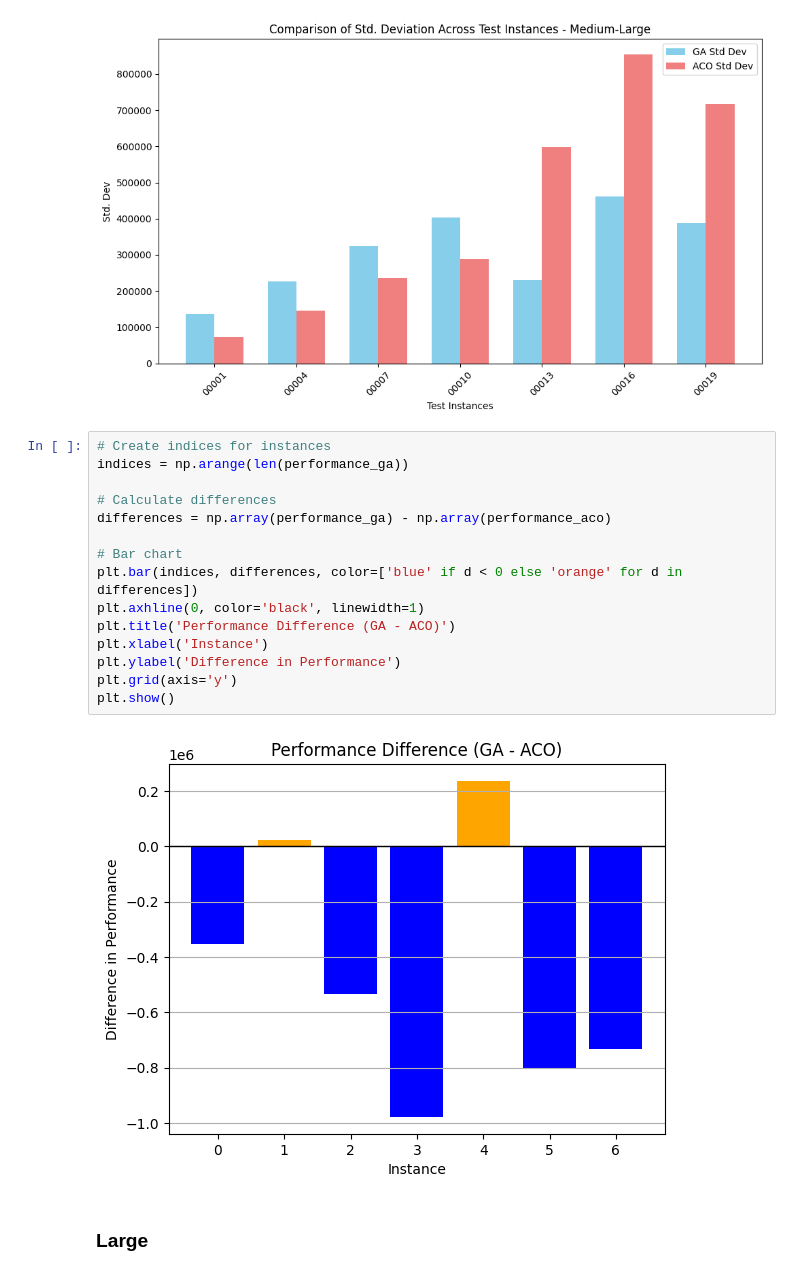
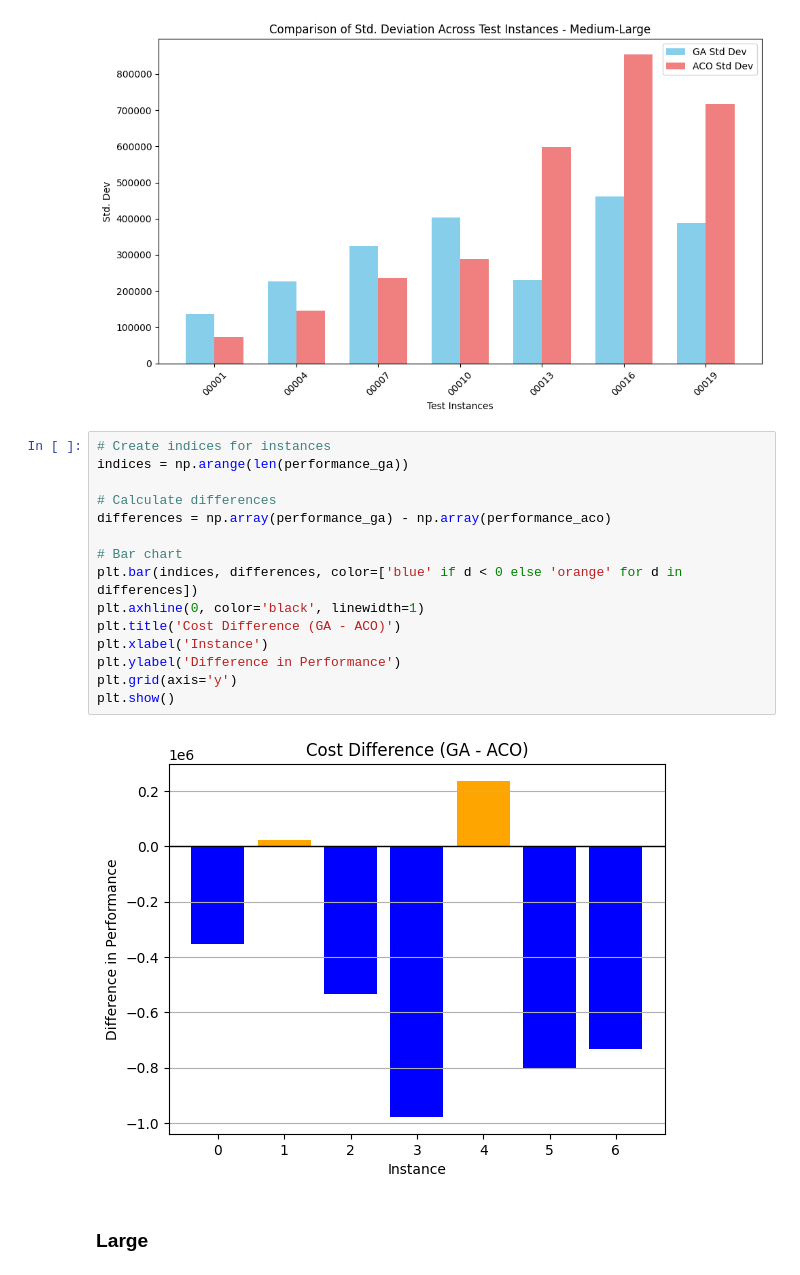
Before and after one commit to bergio13/heuristic-optimization-MWCCP, a Jupyter notebook: Heuristic_HW2.ipynb, the cells around one changed output. Saved outputs shown, nothing was run; the diff lists cells and outputs as text.

```diff
--- a/Heuristic_HW2.ipynb
+++ b/Heuristic_HW2.ipynb
@@ -1743,20 +1791,20 @@ plot_variance_comparison(sol_ga, sol_aco, size = "Medium-Large")
 # %%
 # Create indices for instances
 indices = np.arange(len(performance_ga))
 
 # Calculate differences
 differences = np.array(performance_ga) - np.array(performance_aco)
 
 # Bar chart
 plt.bar(indices, differences, color=['blue' if d < 0 else 'orange' for d in differences])
 plt.axhline(0, color='black', linewidth=1)
-plt.title('Performance Difference (GA - ACO)')
+plt.title('Cost Difference (GA - ACO)')
 plt.xlabel('Instance')
 plt.ylabel('Difference in Performance')
 plt.grid(axis='y')
 plt.show()
 # %% [output]
-[figure, old version]
+[figure, new version]
 # %% [markdown]
 ### Large
 # %%
```
Also changed, not shown: parts of 9 cells of this notebook.
